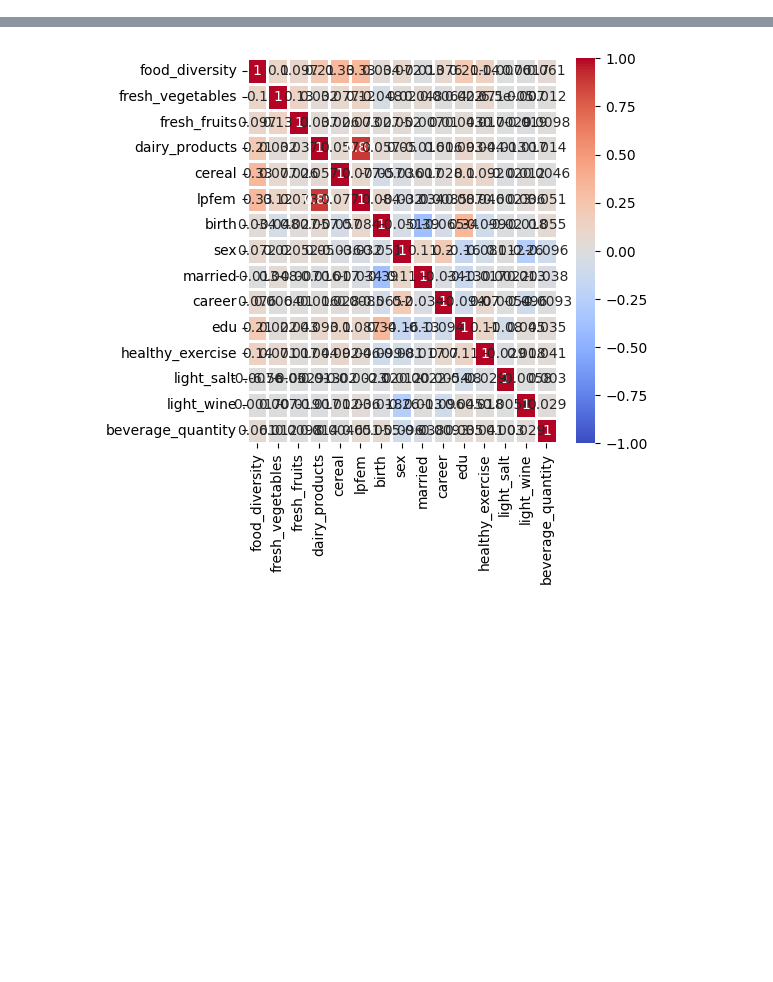
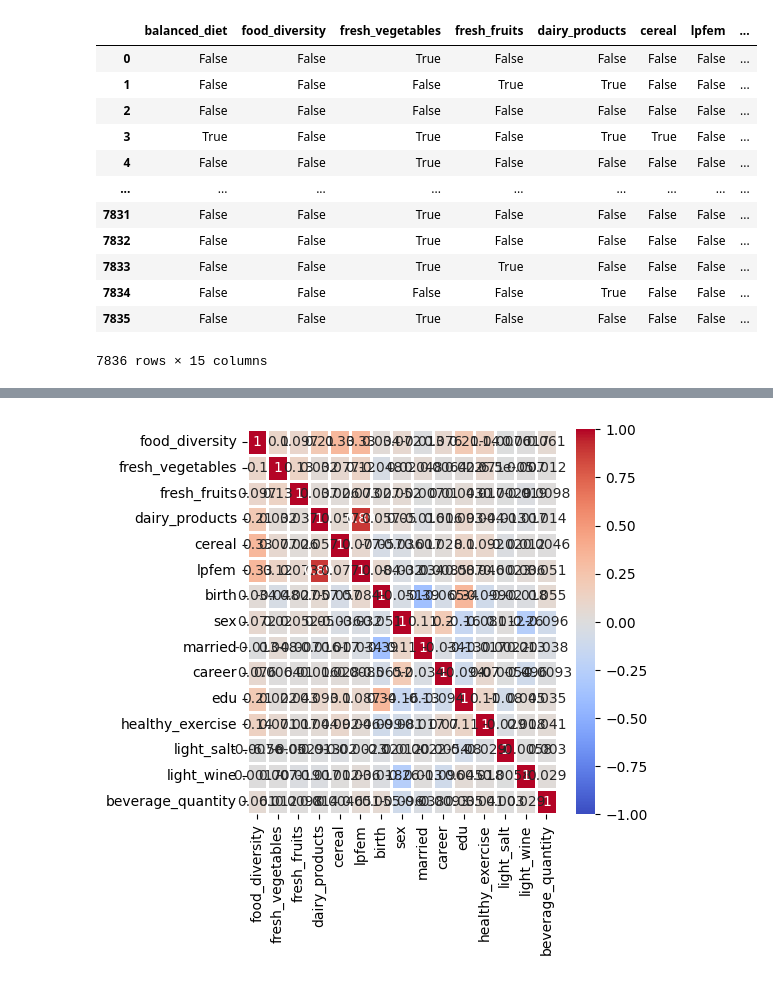
Before and after one commit to heatingma/SJTU-2023C, a Jupyter notebook: CCA.ipynb, the cells around one changed output, grey strips where cells are left out. Saved outputs shown, nothing was run; the diff lists cells and outputs as text; code cells hidden in the pictures; blank space fills up the shorter version.

```diff
--- a/CCA.ipynb
+++ b/CCA.ipynb
@@ -17,0 +48,16 @@ Y_sc = scaler.fit_transform(Y)
+# %%
+data
+# %% [output]
+|  | balanced_diet | food_diversity | fresh_vegetables | fresh_fruits | dairy_products | cereal | lpfem | ... |
+| 0 | False | False | True | False | False | False | False | ... |
+| 1 | False | False | False | True | True | False | False | ... |
+| 2 | False | False | False | False | False | False | False | ... |
+| 3 | True | False | True | False | True | True | False | ... |
+| 4 | False | False | True | False | False | False | False | ... |
+| ... | ... | ... | ... | ... | ... | ... | ... | ... |
+| 7831 | False | False | True | False | False | False | False | ... |
+| 7832 | False | False | True | False | False | False | False | ... |
+| 7833 | False | False | True | True | False | False | False | ... |
+| 7834 | False | False | False | False | True | False | False | ... |
+| 7835 | False | False | True | False | False | False | False | ... |
+7836 rows × 15 columns
```
Also changed, not shown: parts of 20 cells of this notebook, 36 other files.
